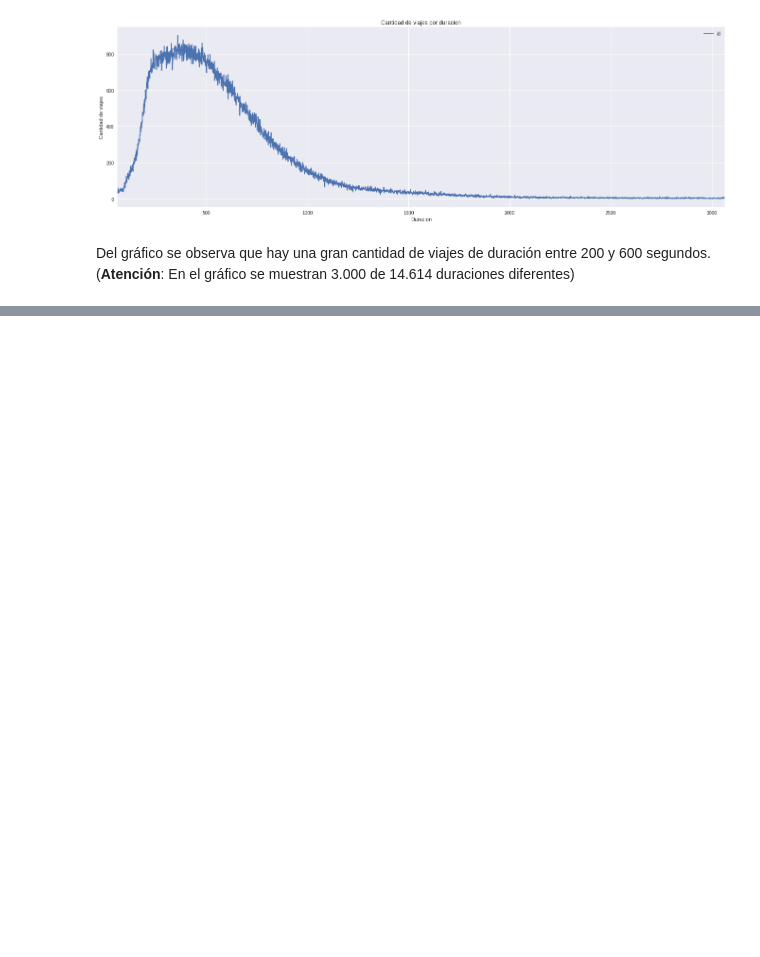
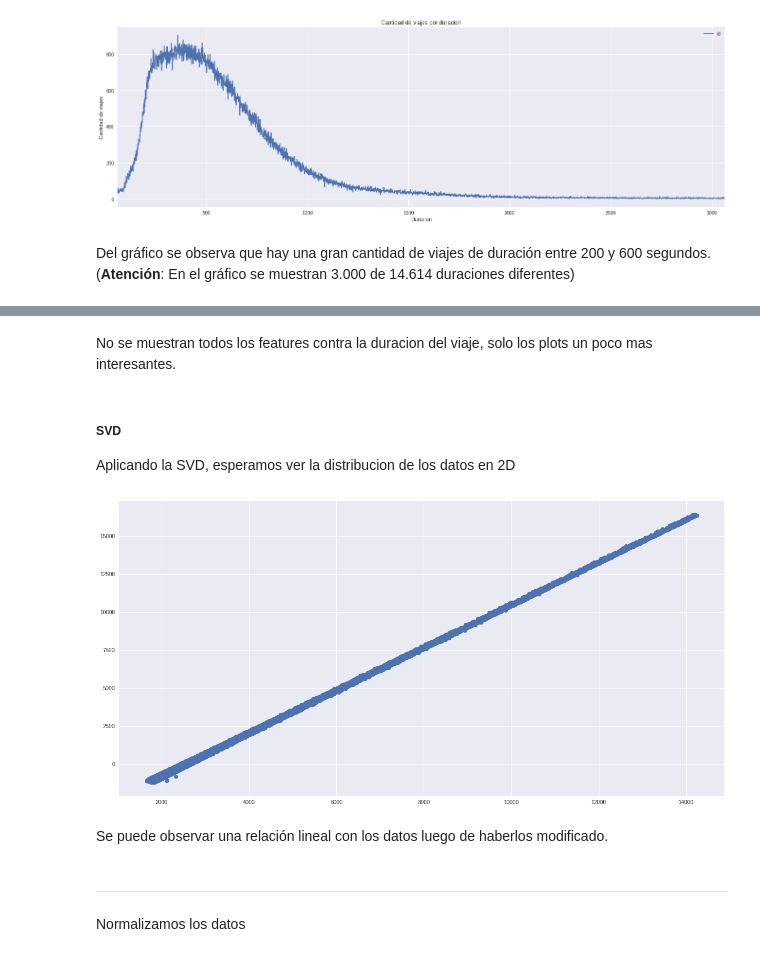
Before and after one commit to frisjon/tp2, a Jupyter notebook: trabajo_practico_2.ipynb, the cells around one changed output, grey strips where cells are left out. Drawn from its saved outputs; the diff is of its cells as text; code cells hidden in the pictures; blank space fills up the shorter version.

```diff
--- a/trabajo_practico_2.ipynb
+++ b/trabajo_practico_2.ipynb
@@ -591,0 +170,3 @@ knn.score(X_testK, y_testK)
+# %%
+#Cargamos el set del clima
+weather = pd.read_csv('./data/weather.csv', low_memory=False)
@@ -591,0 +293,19 @@ knn.score(X_testK, y_testK)
+# %% [markdown]
+No se muestran todos los features contra la duracion del viaje, solo los plots un poco mas interesantes.
+# %% [markdown]
+##### SVD
+
+Aplicando la SVD, esperamos ver la distribucion de los datos en 2D
+# %%
+svd = TruncatedSVD(n_components=2, n_iter=7)
+X   = svd.fit_transform(datos.values)
+
+plt.figure(figsize=(20, 10));
+plt.scatter(X[:, 0], X[:, 1]);
+# %% [output]
+[figure, added]
+# %% [markdown]
+Se puede observar una relación lineal con los datos luego de haberlos modificado.
+# %% [markdown]
+---
+Normalizamos los datos
```
Also changed, not shown: parts of 110 cells of this notebook, 1 other file.
